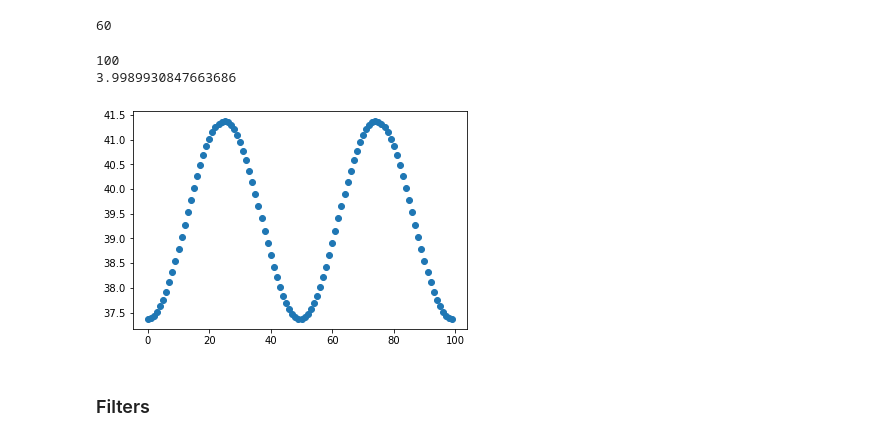
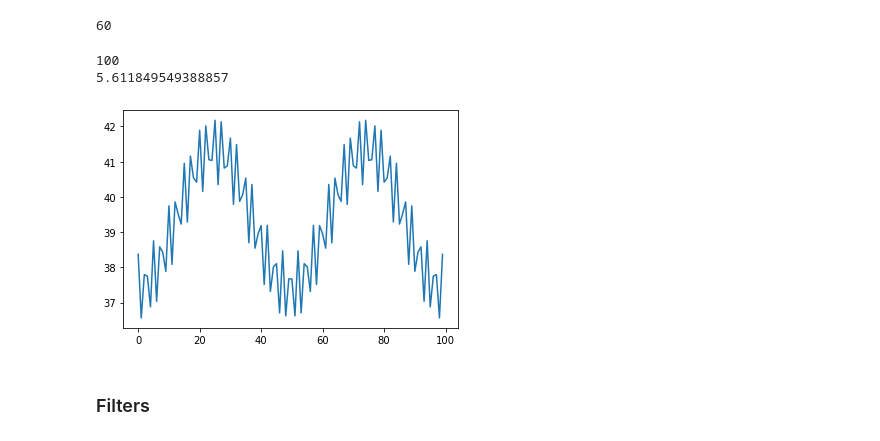
Before and after one commit to denizjafari/ClinicalScore, a Jupyter notebook: model_data_kinematics.ipynb, the cells around one changed output. Saved outputs shown, nothing was run; the diff lists cells and outputs as text; code cells hidden in the pictures.

Commit message:
modelling toy data testing

```diff
--- a/model_data_kinematics.ipynb
+++ b/model_data_kinematics.ipynb
@@ -93,7 +93,7 @@ save at location: /Users/denizjafari/documents/CODE/ClinicalScore/ClinicalScore/
 # CREATING A MODEL Task Landmarks csv
 #input_csv = r"/Users/denizjafari/documents/CODE/ClinicalScore/FaceData_/video_data/ALS/old/A001/landmarks_finetuned_w15/A001_02_NSM_OPEN_landmarksFiltered3D.csv"
 out_path = r"/Users/denizjafari/documents/CODE/ClinicalScore/ClinicalScore/DataModeling"
-csv_name = "NF000_02_BBP_NORMAL_landmarksFiltered3D.csv"
+csv_name = "NF000_02_BBP_NORMAL_landmarksFiltered3D_withNoise.csv"
 
 
 
@@ -110,13 +110,13 @@ csv_name = "NF000_02_BBP_NORMAL_landmarksFiltered3D.csv"
 #model_landmarks['landmark_51.2'] = 1
 #model_landmarks['landmark_57.2'] = 1
 
-model_landmarks['landmark_57.1'] = model_landmarks['landmark_57.1'].values + (2*np.cos(np.linspace(-np.pi, 3*np.pi, 100))+2) #+ np.cos(np.linspace(-np.pi, 3*np.pi, 100)*20)
+model_landmarks['landmark_57.1'] = model_landmarks['landmark_57.1'].values + (2*np.cos(np.linspace(-np.pi, 3*np.pi, 100))+2) + np.cos(np.linspace(-np.pi, 3*np.pi, 100)*20)
 #model_landmarks['landmark_51.1'] = 1
 
 # model the spread: which is based on using landmarks [48 and 54]
 
 #model_landmarks['landmark_48'] = 1
-model_landmarks['landmark_54'] = model_landmarks['landmark_54'].values + (2*np.cos(np.linspace(-np.pi, 3*np.pi, 100))+2) #+ np.cos(np.linspace(-np.pi, 3*np.pi, 100)*20)
+model_landmarks['landmark_54'] = model_landmarks['landmark_54'].values + (2*np.cos(np.linspace(-np.pi, 3*np.pi, 100))+2) + np.cos(np.linspace(-np.pi, 3*np.pi, 100)*20)
 
 #model_landmarks['landmark_48.1'] = 1
 #model_landmarks['landmark_54.1'] = 1
@@ -164,14 +164,14 @@ a = model_landmarks['landmark_54'].values
 #a = a + np.cos(np.linspace(-np.pi, 3*np.pi, 100)) + np.cos(np.linspace(-np.pi, 3*np.pi, 100)*20)
 # %%
 
-plt.plot(model_landmarks['landmark_54'].values, 'o')
+plt.plot(model_landmarks['landmark_54'].values)
 print(len(model_landmarks['landmark_54'].values))
 
 print(model_landmarks['landmark_54'].values.max() - model_landmarks['landmark_54'].values.min())
 # %% [output]
 100
-3.9989930847663686
+5.611849549388857
-[figure, old version]
+[figure, new version]
 # %% [markdown]
 ### Filters
 # %%
```
Also changed, not shown: parts of 33 cells of this notebook, 2 other files.
